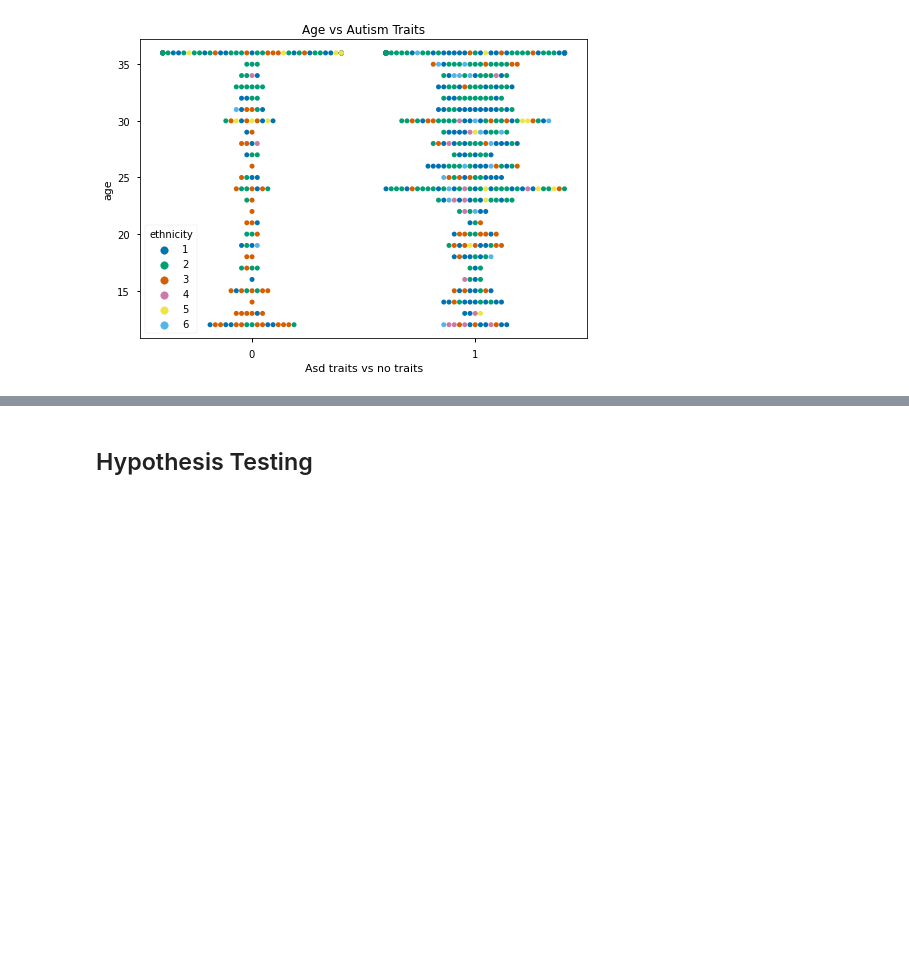
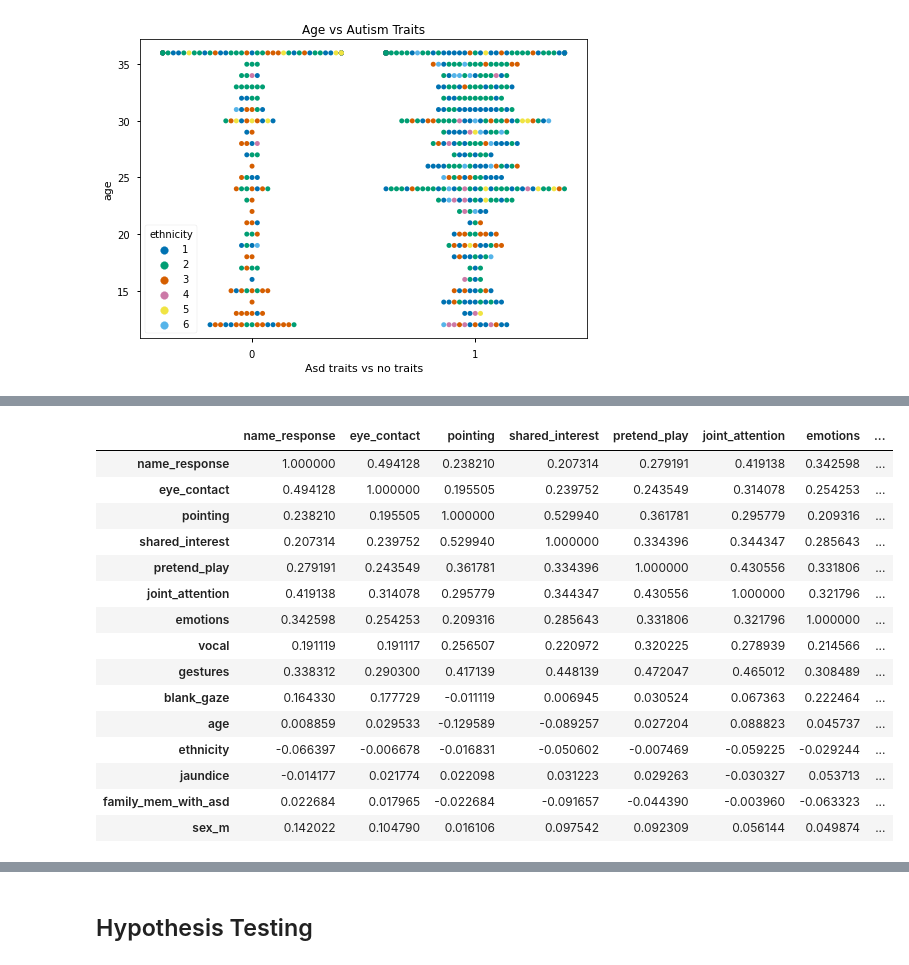
Before and after one commit to segovialori/toddler_autism_predictor, a Jupyter notebook: scratchpad.ipynb, the cells around one changed output, grey strips where cells are left out. Cells and saved outputs as stored; diff of their text form; code cells hidden in the pictures; blank space fills up the shorter version.

```diff
--- a/scratchpad.ipynb
+++ b/scratchpad.ipynb
@@ -683,0 +707,19 @@ Text(0, 0.5, 'age')
+# %%
+X_train.corr()
+# %% [output]
+|  | name_response | eye_contact | pointing | shared_interest | pretend_play | joint_attention | emotions | ... |
+| name_response | 1.000000 | 0.494128 | 0.238210 | 0.207314 | 0.279191 | 0.419138 | 0.342598 | ... |
+| eye_contact | 0.494128 | 1.000000 | 0.195505 | 0.239752 | 0.243549 | 0.314078 | 0.254253 | ... |
+| pointing | 0.238210 | 0.195505 | 1.000000 | 0.529940 | 0.361781 | 0.295779 | 0.209316 | ... |
+| shared_interest | 0.207314 | 0.239752 | 0.529940 | 1.000000 | 0.334396 | 0.344347 | 0.285643 | ... |
+| pretend_play | 0.279191 | 0.243549 | 0.361781 | 0.334396 | 1.000000 | 0.430556 | 0.331806 | ... |
+| joint_attention | 0.419138 | 0.314078 | 0.295779 | 0.344347 | 0.430556 | 1.000000 | 0.321796 | ... |
+| emotions | 0.342598 | 0.254253 | 0.209316 | 0.285643 | 0.331806 | 0.321796 | 1.000000 | ... |
+| vocal | 0.191119 | 0.191117 | 0.256507 | 0.220972 | 0.320225 | 0.278939 | 0.214566 | ... |
+| gestures | 0.338312 | 0.290300 | 0.417139 | 0.448139 | 0.472047 | 0.465012 | 0.308489 | ... |
+| blank_gaze | 0.164330 | 0.177729 | -0.011119 | 0.006945 | 0.030524 | 0.067363 | 0.222464 | ... |
+| age | 0.008859 | 0.029533 | -0.129589 | -0.089257 | 0.027204 | 0.088823 | 0.045737 | ... |
+| ethnicity | -0.066397 | -0.006678 | -0.016831 | -0.050602 | -0.007469 | -0.059225 | -0.029244 | ... |
+| jaundice | -0.014177 | 0.021774 | 0.022098 | 0.031223 | 0.029263 | -0.030327 | 0.053713 | ... |
+| family_mem_with_asd | 0.022684 | 0.017965 | -0.022684 | -0.091657 | -0.044390 | -0.003960 | -0.063323 | ... |
+| sex_m | 0.142022 | 0.104790 | 0.016106 | 0.097542 | 0.092309 | 0.056144 | 0.049874 | ... |
```
Also changed, not shown: parts of 38 cells of this notebook, 3 other files.
